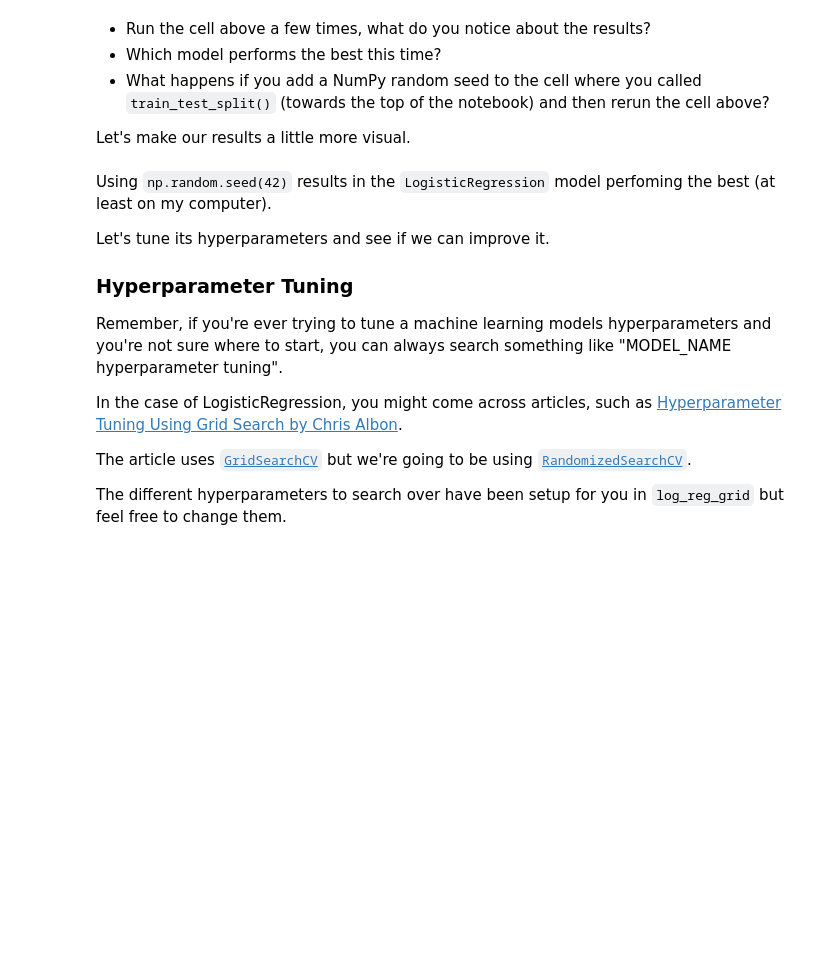
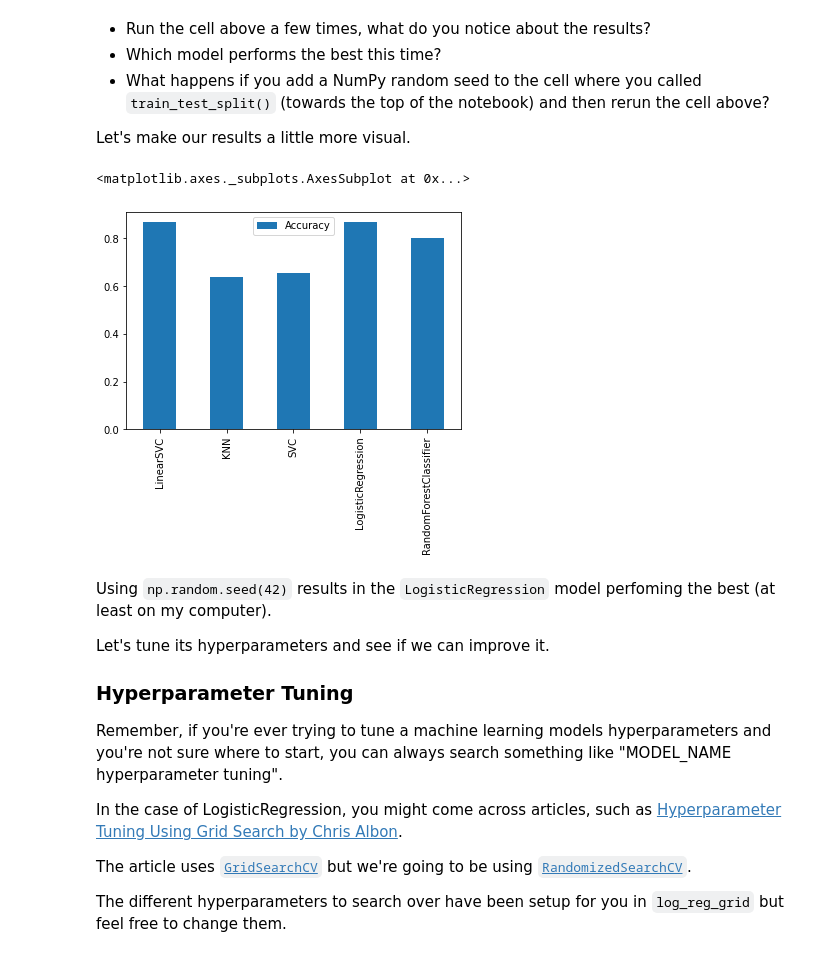
Before and after one commit to kunalburgul/AMLP, a Jupyter notebook: Sklearn/scikit-learn-exercises.ipynb, the cells around one changed output. Cells and saved outputs as stored; diff of their text form; code cells hidden in the pictures; blank space fills up the shorter version.

```diff
--- a/Sklearn/scikit-learn-exercises.ipynb
+++ b/Sklearn/scikit-learn-exercises.ipynb
@@ -91,10 +102,10 @@ After following the map, you decide to use the [`RandomForestClassifier`](https:
 ### 2. Preparing a machine learning model
 # %%
 # Import the RandomForestClassifier from sklearn's ensemble module
-###
+from sklearn.ensemble import RandomForestClassifier
 
 # Instantiate an instance of RandomForestClassifier as clf
-clf =
+clf = RandomForestClassifier()
 # %% [markdown]
 Now you've got a `RandomForestClassifier` instance, let's fit it to the training data.
 
@@ -103,4 +114,4 @@ Once it's fit, we'll make predictions on the test data.
 ### 3. Fitting a model and making predictions
 # %%
 # Fit the RandomForestClassifier to the training data
-clf.fit(###, ###)
+clf.fit(X_train, y_train)
@@ -169,20 +186,21 @@ To see which model performs best, we'll do the following:
 
 If you're wondering what it means to instantiate each model in a dictionary, see the example below.
 # %%
+from re import S
 # EXAMPLE: Instantiating a RandomForestClassifier() in a dictionary
 example_dict = {"RandomForestClassifier": RandomForestClassifier()}
 
 # Create a dictionary called models which contains all of the classification models we've imported
 # Make sure the dictionary is in the same format as example_dict
 # The models dictionary should contain 5 models
-models = {"LinearSVC": ###,
-          "KNN": ###,
-          "SVC": ###,
-          "LogisticRegression": ###,
-          "RandomForestClassifier": ###}
+models = {"LinearSVC":LinearSVC(),
+          "KNN": KNeighborsClassifier(),
+          "SVC": SVC(),
+          "LogisticRegression": LogisticRegression(),
+          "RandomForestClassifier": RandomForestClassifier()}
 
 # Create an empty dictionary called results
-results = ###
+results = {}
 # %% [markdown]
 Since each model we're using has the same `fit()` and `score()` functions, we can loop through our models dictionary and, call `fit()` on the training data and then call `score()` with the test data.
 # %%
@@ -197,9 +217,9 @@ example_results
 # %%
 # Loop through the models dictionary items, fitting the model on the training data
 # and appending the model name and model score on the test data to the results dictionary
-for model_name, model in ###:
-    model.fit(###)
-    results[model_name] = model.score(###)
+for model_name, model in models.items():
+    model.fit(X_train, y_train)
+    results[model_name] = model.score(X_test, y_test)
 
 # View the results
 results
@@ -232,13 +278,16 @@ Let's make our results a little more visual.
 # %%
 # Create a pandas dataframe with the data as the values of the results dictionary,
 # the index as the keys of the results dictionary and a single column called accuracy.
 # Be sure to save the dataframe to a variable.
-results_df = pd.DataFrame(results.###(),
-                          results.###(),
-                          columns=[####])
+results_df = pd.DataFrame(results.values(),
+                          results.keys(),
+                          columns=['Accuracy'])
 
 # Create a bar plot of the results dataframe using plot.bar()
-###
+results_df.plot.bar()
+# %% [output]
+<matplotlib.axes._subplots.AxesSubplot at 0x...>
+[figure, added]
 # %% [markdown]
 Using `np.random.seed(42)` results in the `LogisticRegression` model perfoming the best (at least on my computer).
 
```
Also changed, not shown: parts of 48 cells of this notebook.
